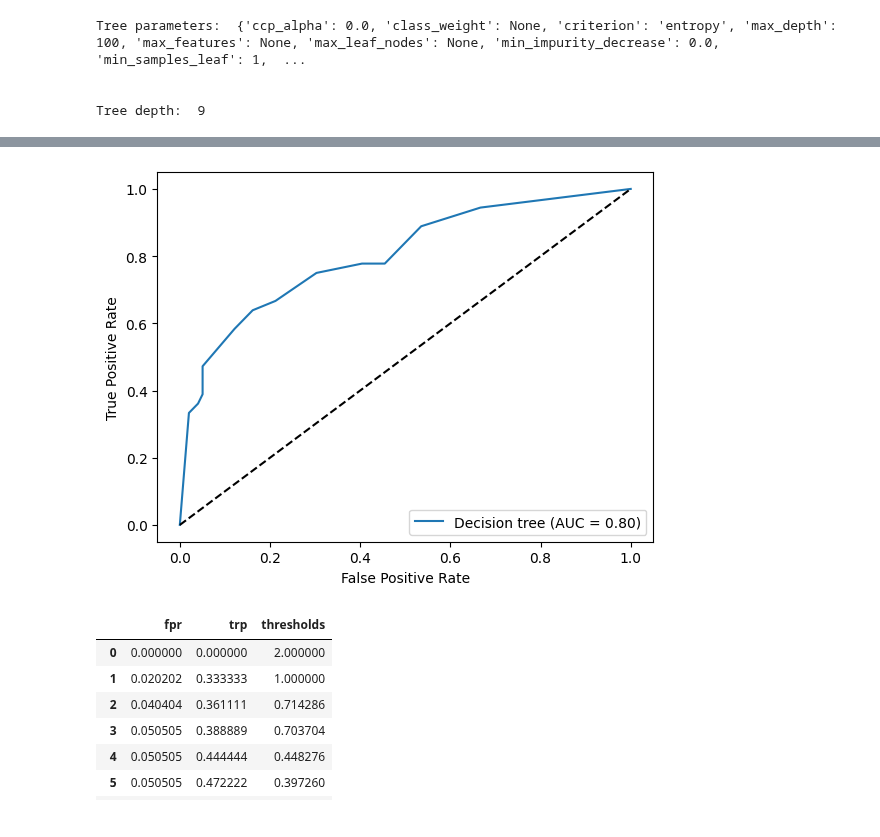
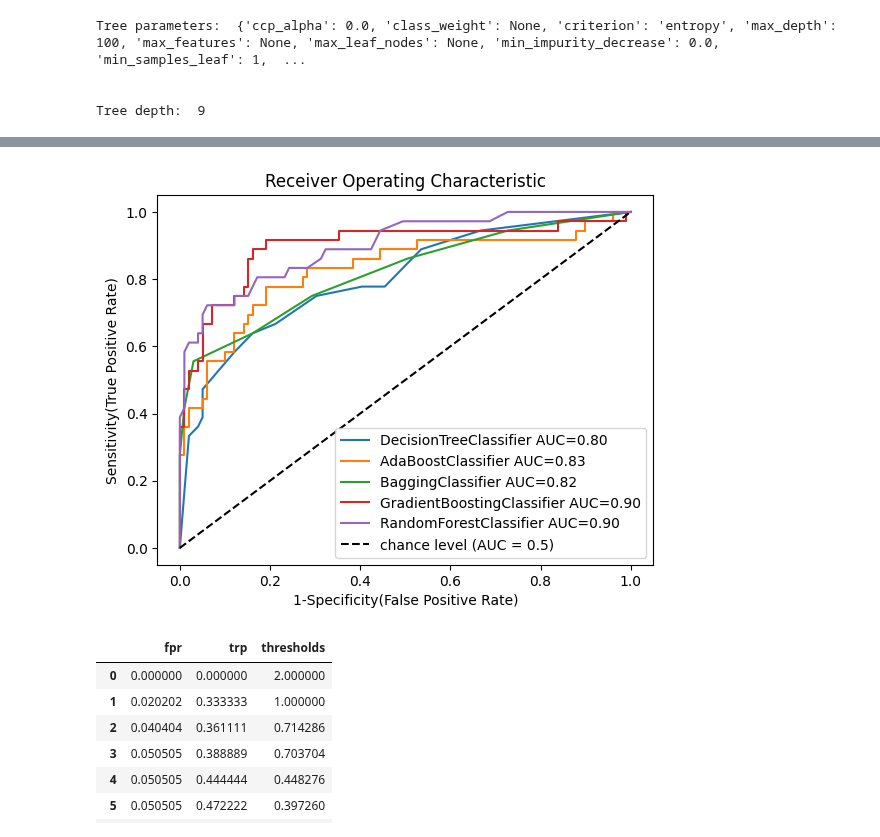
Before and after one commit to marek-lechowicz/radiomika_pd, a Jupyter notebook: tree_classifier.ipynb, the cells around one changed output, grey strips where cells are left out. Saved outputs shown, nothing was run; the diff lists cells and outputs as text; code cells hidden in the pictures.

```diff
--- a/tree_classifier.ipynb
+++ b/tree_classifier.ipynb
@@ -41 +50,4 @@ clf = clf.fit(X_train, y_train)
+# %%
+clfs_names = ['DecisionTreeClassifier', 'AdaBoostClassifier', 'BaggingClassifier', \
+    'GradientBoostingClassifier', 'RandomForestClassifier']
 # %%
@@ -74,5 +121,9 @@ Recall: 0.3888888888888889
 # %%
-cm = confusion_matrix(y_test, y_pred)
-disp = ConfusionMatrixDisplay(confusion_matrix=cm, display_labels=clf.classes_)
-disp.plot()
+for clf, name in zip(clfs, clfs_names):
+    y_pred = ys_pred[name]
+    cm = confusion_matrix(y_test, y_pred)
+    disp = ConfusionMatrixDisplay(confusion_matrix=cm, display_labels=clf.classes_)
+    disp.plot()
+    plt.title(f"{name}")
+    plt.show()
 # %% [output]
@@ -81,29 +135,35 @@ disp.plot()
 # %%
 from sklearn.metrics import roc_curve, auc, RocCurveDisplay
+ys_pred_proba = {}
 
+for clf, name in zip(clfs, clfs_names):
+    y_pred_proba = clf.predict_proba(X_val)
+    y_pred_proba = y_pred_proba[:, 1]
+    ys_pred_proba[name] = y_pred_proba
 
-y_pred_proba = clf.predict_proba(X_val)
-y_pred_proba = y_pred_proba[:, 1]
+    fpr, tpr, thresholds = roc_curve(y_val, y_pred_proba)
+    # data = {'fpr': fpr, 'trp': tpr, 'thresholds': thresholds}
+    # df = pd.DataFrame(data)
+    # df.head(100)
+    roc_auc = auc(fpr, tpr)
+    # display = RocCurveDisplay(fpr=fpr, tpr=tpr, roc_auc=roc_auc, estimator_name=name)
 
+    # RocCurveDisplay.from_predictions(
+    #     y_val,
+    #     y_pred,
+    #     name=f"My threshold",
+    #     color="darkorange",
+    # )
+    plt.plot(fpr,tpr,label=f"{name} AUC={roc_auc:.2f}"+str())
 
-fpr, tpr, thresholds = roc_curve(y_val, y_pred_proba)
-data = {'fpr': fpr, 'trp': tpr, 'thresholds': thresholds}
-df = pd.DataFrame(data)
-df.head(100)
-roc_auc = auc(fpr, tpr)
-display = RocCurveDisplay(fpr=fpr, tpr=tpr, roc_auc=roc_auc, estimator_name='Decision tree')
-
-display.plot()
-# RocCurveDisplay.from_predictions(
-#     y_val,
-#     y_pred,
-#     name=f"My threshold",
-#     color="darkorange",
-# )
 plt.plot([0, 1], [0, 1], "k--", label="chance level (AUC = 0.5)")
+plt.xlabel('1-Specificity(False Positive Rate)')
+plt.ylabel('Sensitivity(True Positive Rate)')
+plt.title('Receiver Operating Characteristic')
+plt.legend()
 plt.show()
 # %% [output]
-[figure, old version]
+[figure, new version]
 # %%
 data = {'fpr': fpr, 'trp': tpr, 'thresholds': thresholds}
 df = pd.DataFrame(data)
```
Also changed, not shown: parts of 8 cells of this notebook.
